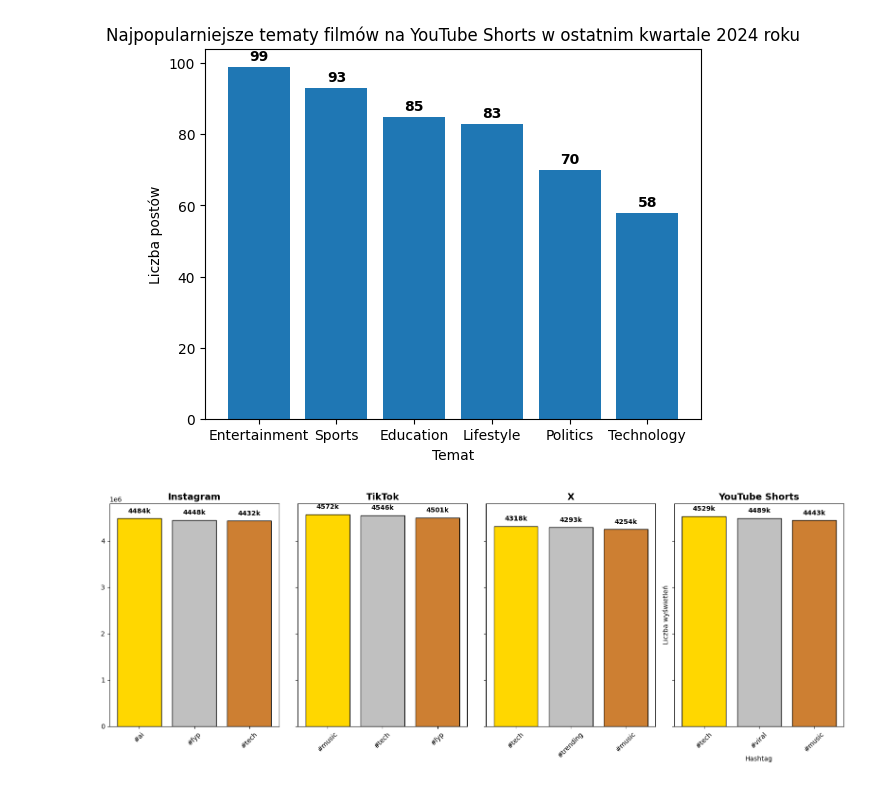
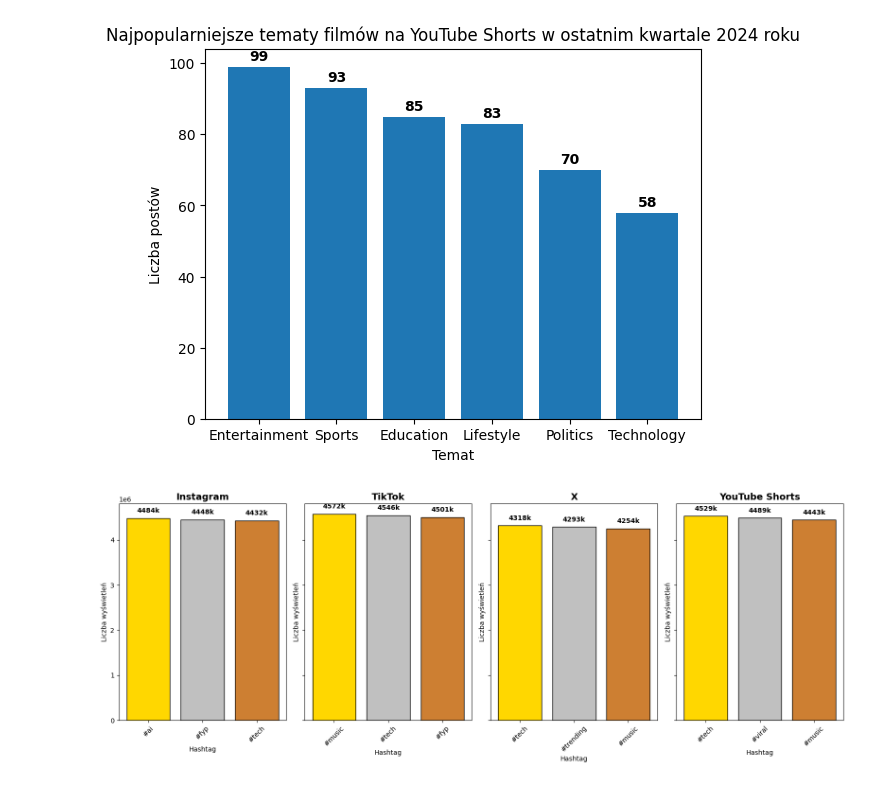
Before and after one commit to Zajecia-na-PWr-LR/lista-1-tomek2005, a Jupyter notebook: UczenieMaszynowe_25_26_Lista1.ipynb, the cells around one changed output. Saved outputs shown, nothing was run; the diff lists cells and outputs as text; code cells hidden in the pictures.

```diff
--- a/UczenieMaszynowe_25_26_Lista1.ipynb
+++ b/UczenieMaszynowe_25_26_Lista1.ipynb
@@ -223,34 +223,33 @@ hashtag_performance = hashtag_performance.sort_values(by=['platform', 'views'],
 top_hashtags = hashtag_performance.groupby('platform').head(3)
 
 
 
 
 platforms = top_hashtags['platform'].unique()
 fig, axes = plt.subplots(1, len(platforms), figsize=(16, 6), sharey=True)
 
 
 colors = ['gold', 'silver', '#cd7f32']
 
 for i, platform in enumerate(platforms):
     data = top_hashtags[top_hashtags['platform'] == platform]
 
     bars = axes[i].bar(data['single_hashtag'], data['views'], color=colors, edgecolor='black')
 
     axes[i].set_title(f'{platform}', fontsize=14, fontweight='bold')
     axes[i].tick_params(axis='x', rotation=45)
-
+    axes[i].set_xlabel('Hashtag')
+    axes[i].set_ylabel('Liczba wyświetleń')
     for bar in bars:
         yval = bar.get_height()
         axes[i].text(bar.get_x() + bar.get_width()/2, yval + (yval * 0.02),
                      f'{int(yval/1000)}k', ha='center', va='bottom', fontweight='bold')
 
 
-plt.xlabel('Hashtag')
-plt.ylabel('Liczba wyświetleń')
 
 
 
 plt.tight_layout()
 plt.show()
 # %% [output]
-[figure, old version]
+[figure, new version]
```
